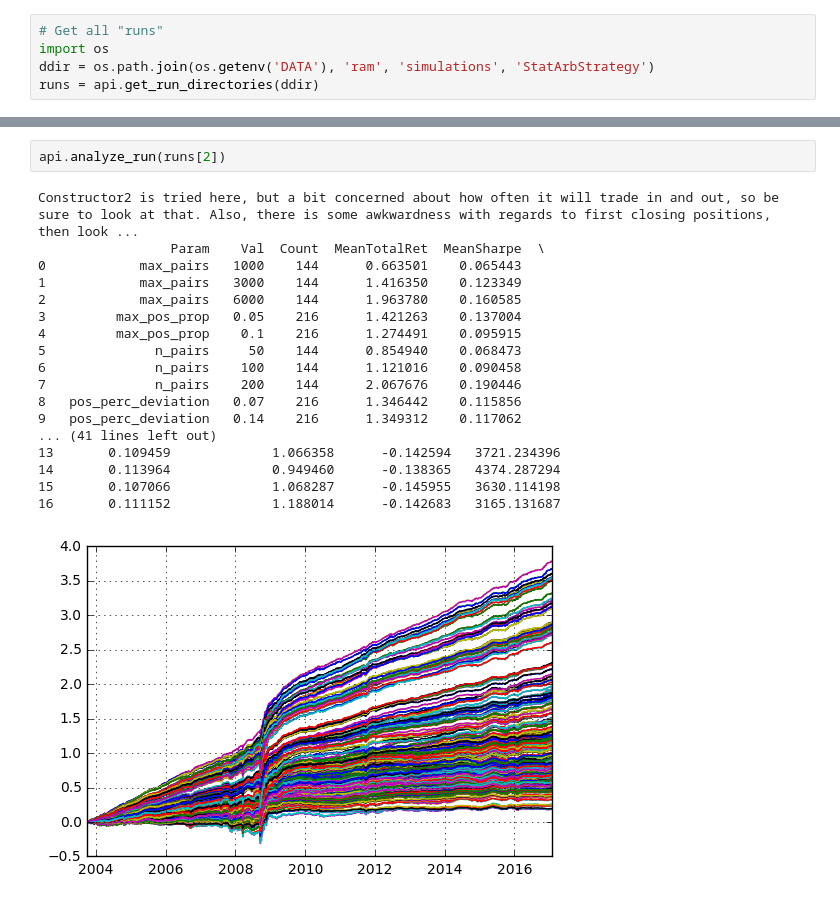
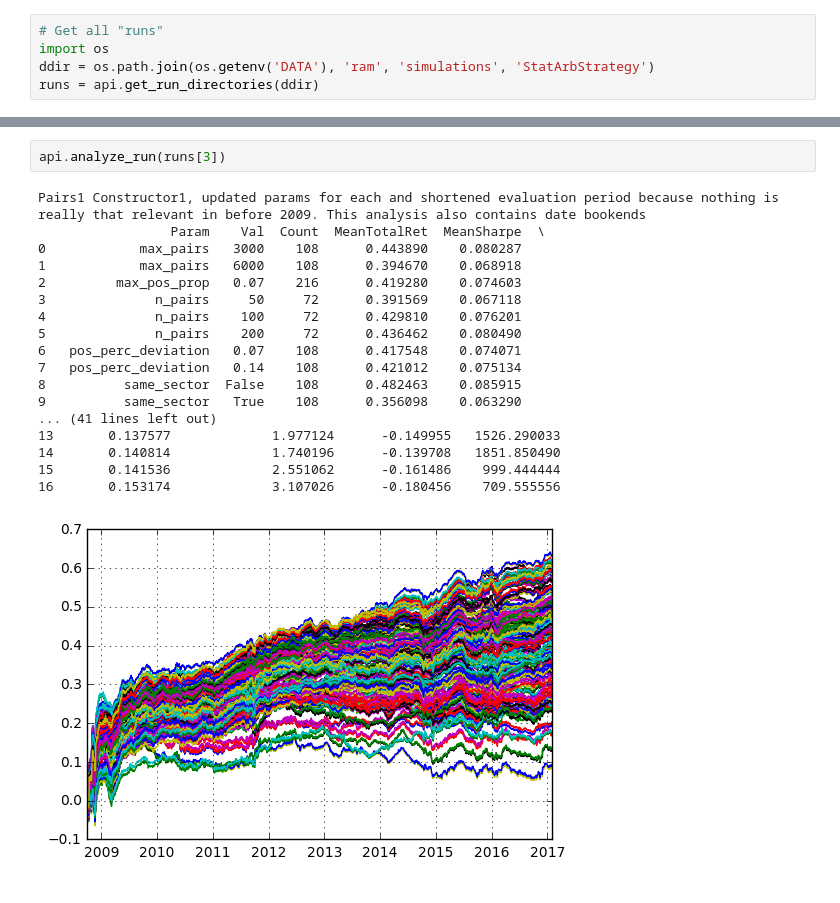
Before and after one commit to ryanoley/ram, a Jupyter notebook: examples/ParameterAnalysis.ipynb, the cells around one changed output, grey strips where cells are left out. Drawn from its saved outputs; the diff is of its cells as text.

```diff
--- a/examples/ParameterAnalysis.ipynb
+++ b/examples/ParameterAnalysis.ipynb
@@ -14,21 +16,21 @@ runs
 # %%
-api.analyze_run(runs[2])
+api.analyze_run(runs[3])
 # %% [output]
-Constructor2 is tried here, but a bit concerned about how often it will trade in and out, so be sure to look at that. Also, there is some awkwardness with regards to first closing positions, then look ...
+Pairs1 Constructor1, updated params for each and shortened evaluation period because nothing is really that relevant in before 2009. This analysis also contains date bookends
                  Param    Val  Count  MeanTotalRet  MeanSharpe  \
-0            max_pairs   1000    144      0.663501    0.065443
-1            max_pairs   3000    144      1.416350    0.123349
-2            max_pairs   6000    144      1.963780    0.160585
-3         max_pos_prop   0.05    216      1.421263    0.137004
-4         max_pos_prop    0.1    216      1.274491    0.095915
-5              n_pairs     50    144      0.854940    0.068473
-6              n_pairs    100    144      1.121016    0.090458
-7              n_pairs    200    144      2.067676    0.190446
-8   pos_perc_deviation   0.07    216      1.346442    0.115856
-9   pos_perc_deviation   0.14    216      1.349312    0.117062
+0            max_pairs   3000    108      0.443890    0.080287
+1            max_pairs   6000    108      0.394670    0.068918
+2         max_pos_prop   0.07    216      0.419280    0.074603
+3              n_pairs     50     72      0.391569    0.067118
+4              n_pairs    100     72      0.429810    0.076201
+5              n_pairs    200     72      0.436462    0.080490
+6   pos_perc_deviation   0.07    108      0.417548    0.074071
+7   pos_perc_deviation   0.14    108      0.421012    0.075134
+8          same_sector  False    108      0.482463    0.085915
+9          same_sector   True    108      0.356098    0.063290
 ... (41 lines left out)
-13       0.109459             1.066358      -0.142594   3721.234396
-14       0.113964             0.949460      -0.138365   4374.287294
-15       0.107066             1.068287      -0.145955   3630.114198
-16       0.111152             1.188014      -0.142683   3165.131687
+13       0.137577             1.977124      -0.149955   1526.290033
+14       0.140814             1.740196      -0.139708   1851.850490
+15       0.141536             2.551062      -0.161486    999.444444
+16       0.153174             3.107026      -0.180456    709.555556
-[figure, old version]
+[figure, new version]
```
Also changed, not shown: parts of 2 cells of this notebook, 12 other files.
